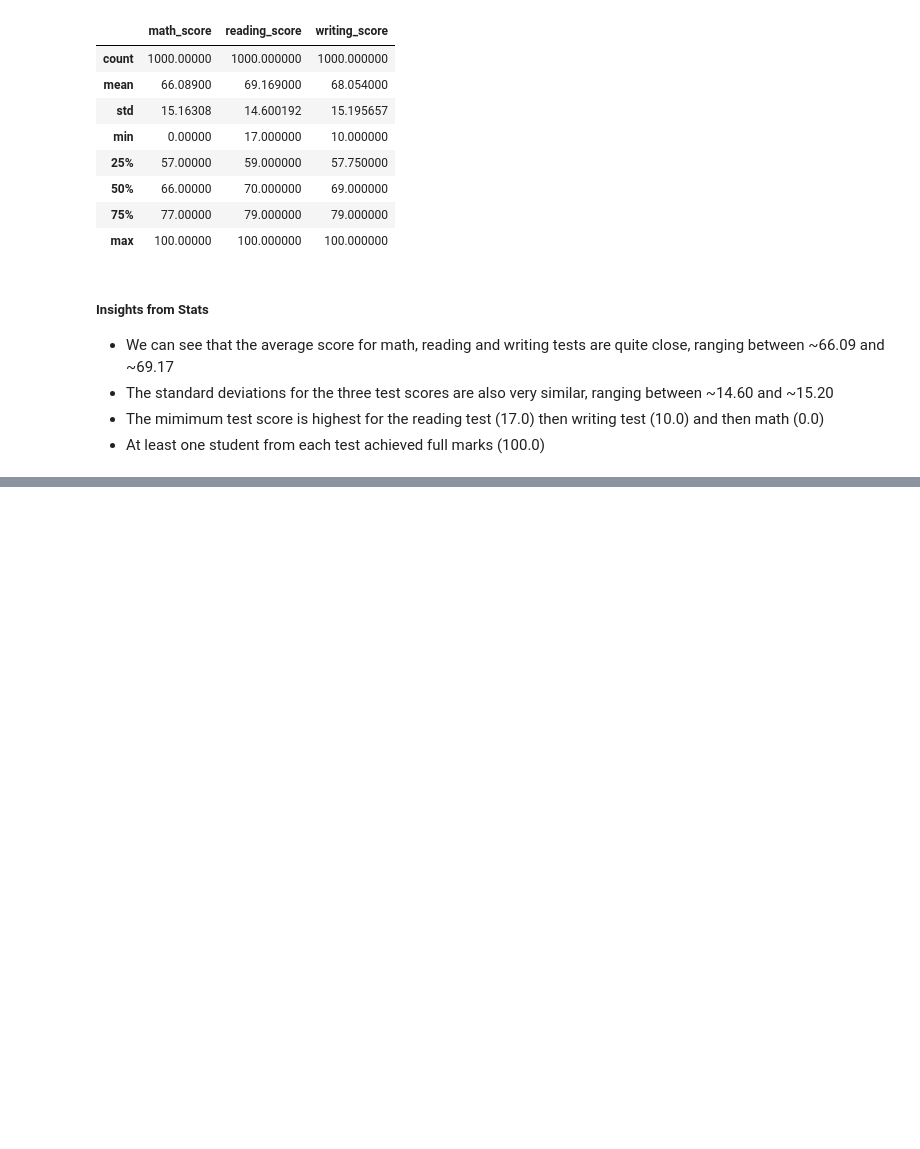
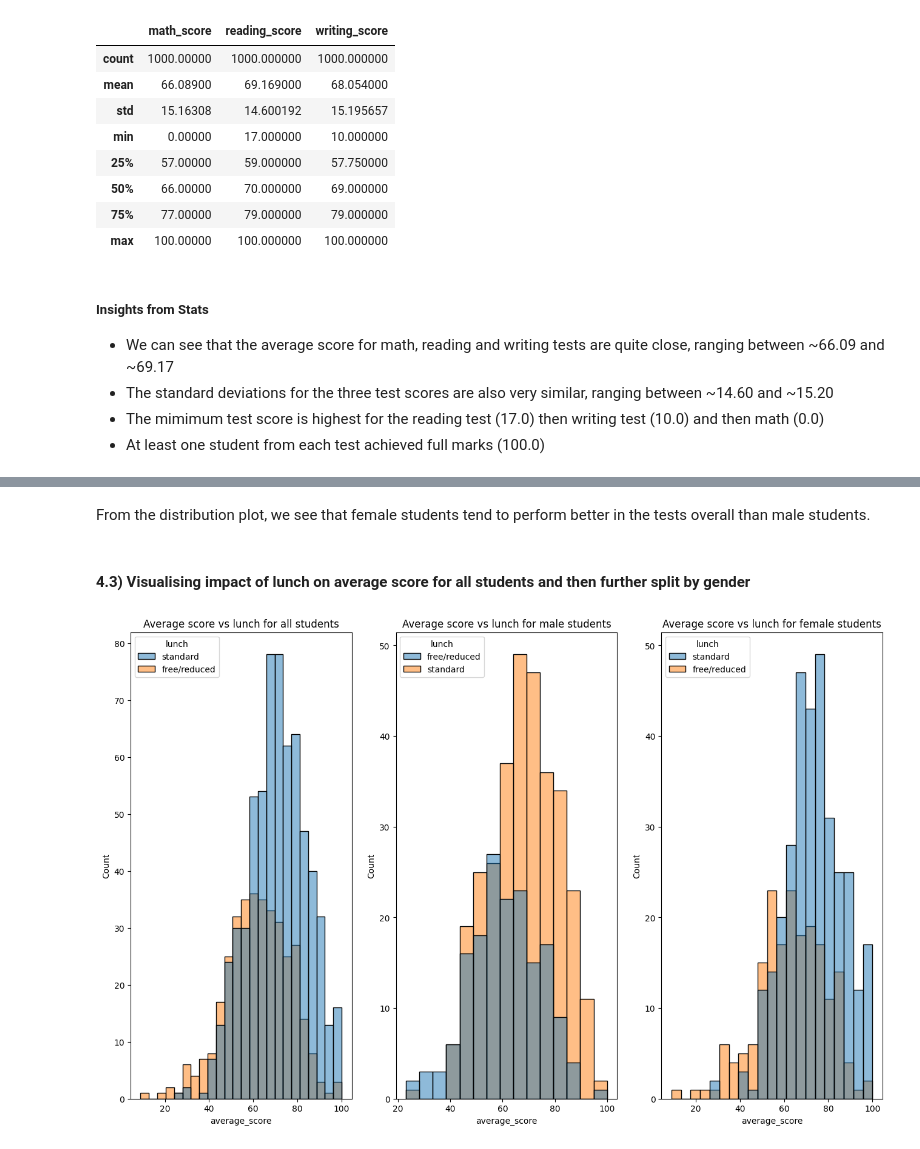
Before and after one commit to AmmanSajid1/End-to-End-ML-Project-Student-Performance, a Jupyter notebook: notebook/EDA STUDENT PERFORMANCE.ipynb, the cells around one changed output, grey strips where cells are left out. Saved outputs shown, nothing was run; the diff lists cells and outputs as text; code cells hidden in the pictures; blank space fills up the shorter version.

```diff
--- a/notebook/EDA STUDENT PERFORMANCE.ipynb
+++ b/notebook/EDA STUDENT PERFORMANCE.ipynb
@@ -152,0 +285,21 @@ df.describe()
+# %% [markdown]
+From the distribution plot, we see that female students tend to perform better in the tests overall than male students.
+# %% [markdown]
+#### 4.3) Visualising impact of lunch on average score for all students and then further split by gender
+# %%
+plt.subplots(1,3,figsize=(16,10))
+plt.subplot(131)
+sns.histplot(data=df, x='average_score', hue='lunch')
+plt.title("Average score vs lunch for all students")
+
+plt.subplot(132)
+sns.histplot(data=df[df['gender']=='male'], x='average_score', hue='lunch')
+plt.title("Average score vs lunch for male students")
+
+plt.subplot(133)
+sns.histplot(data=df[df['gender']=='female'], x='average_score', hue='lunch')
+plt.title("Average score vs lunch for female students")
+
+plt.show()
+# %% [output]
+[figure, added]
```
Also changed, not shown: parts of 30 cells of this notebook, 6 other files.
